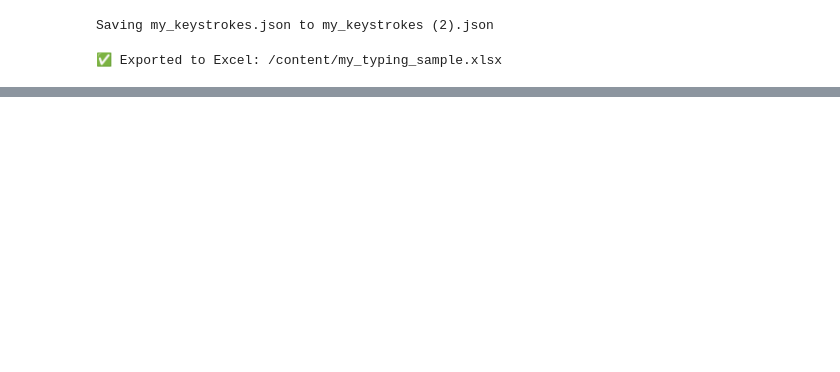
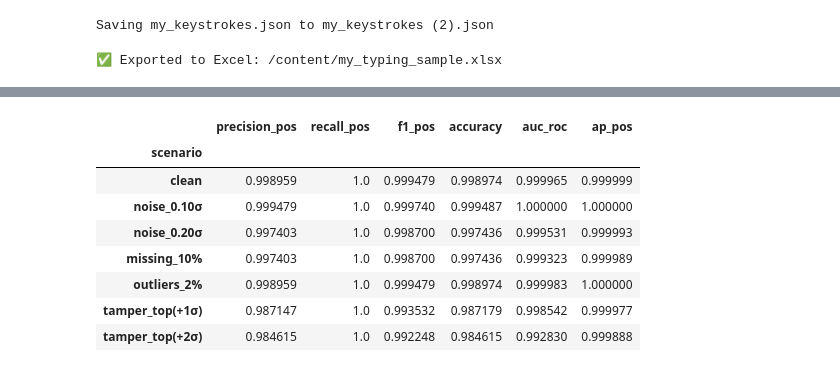
Before and after one commit to sujanpmonger-lab/Keystroke-Dynamics, a Jupyter notebook: Keystroke_Dynamics.ipynb, the cells around one changed output, grey strips where cells are left out. Drawn from its saved outputs; the diff is of its cells as text; code cells hidden in the pictures; blank space fills up the shorter version.

```diff
--- a/Keystroke_Dynamics.ipynb
+++ b/Keystroke_Dynamics.ipynb
@@ -2618,0 +2724,18 @@ files.download(excel_path)
+# %%
+Xte_df, feat_names = to_frame(X_test)
+y_pred = best_model.predict(Xte_df)
+y_prob = safe_predict_proba(best_model, Xte_df)
+
+print("=== Classification Report (Test) ===")
+print(classification_report(y_test, y_pred,
+                            target_names=["authorized(0)", "unauthorized(1)"],
+                            zero_division=0))
+
+cm = confusion_matrix(y_test, y_pred, labels=[0,1])
+print("\n=== Confusion Matrix (raw) ===\n", cm)
+
+if y_prob is not None:
+    print("\nROC-AUC:", roc_auc_score(y_test, y_prob))
+    print("PR-AP (positive=unauthorized):", average_precision_score(y_test, y_prob))
+else:
+    print("\n(No probability output from model; ROC/PR metrics unavailable.)")
@@ -2618,0 +2896,66 @@ files.download(excel_path)
+# %%
+# We test on: Gaussian noise, random missingness (median impute), outliers, and top-feature tampering
+
+def add_gaussian_noise(Xdf, scale=0.1):
+    X = Xdf.copy()
+    std = X.std(axis=0).replace(0, 1e-8)
+    noise = rng.normal(0, scale, size=X.shape) * std.values
+    return pd.DataFrame(X.values + noise, columns=X.columns)
+
+def inject_missingness(Xdf, rate=0.1):
+    X = Xdf.copy()
+    mask = rng.rand(*X.shape) < rate
+    Xv = X.values
+    Xv[mask] = np.nan
+    X = pd.DataFrame(Xv, columns=X.columns)
+    return X.fillna(Xdf.median(numeric_only=True))
+
+def push_outliers(Xdf, frac=0.02, magnitude=3.0):
+    X = Xdf.copy()
+    n, d = X.shape
+    k = max(1, int(frac * n * d))
+    rows = rng.randint(0, n, size=k)
+    cols = rng.randint(0, d, size=k)
+    std = X.std(axis=0).replace(0, 1e-8)
+    for r, c in zip(rows, cols):
+        col = X.columns[c]
+        X.iat[r, c] = X.iat[r, c] + magnitude * std[col]
+    return X
+
+def tamper_top_features(Xdf, top_features, shift_std=1.0):
+    X = Xdf.copy()
+    std = X.std(axis=0).replace(0, 1e-8)
+    for f in top_features:
+        if f in X.columns:
+            X[f] = X[f] + shift_std * std[f]
+    return X
+
+def eval_scenario(tag, model, Xdf, y_true):
+    yp   = model.predict(Xdf)
+    yprb = safe_predict_proba(model, Xdf)
+    m, _ = metrics_summary(y_true, yprb, yp, pos_label=POS_LABEL)
+    m["scenario"] = tag
+    return m
+
+# Pick top features from importance (if available) for targeted tampering
+top_feats = []
+if 'imp_series' in globals() and imp_series is not None and len(imp_series) > 0:
+    top_feats = imp_series.head(5).index.tolist()
+elif 'perm' in globals() and 'perm' in locals():
+    top_feats = perm.head(5).index.tolist()
+
+rows = []
+rows.append(eval_scenario("clean", best_model, Xte_df, y_test))
+rows.append(eval_scenario("noise_0.10σ", best_model, add_gaussian_noise(Xte_df, 0.10), y_test))
+rows.append(eval_scenario("noise_0.20σ", best_model, add_gaussian_noise(Xte_df, 0.20), y_test))
+rows.append(eval_scenario("missing_10%", best_model, inject_missingness(Xte_df, 0.10), y_test))
+rows.append(eval_scenario("outliers_2%", best_model, push_outliers(Xte_df, 0.02, 3.0), y_test))
+
+if top_feats:
+    rows.append(eval_scenario("tamper_top(+1σ)", best_model, tamper_top_features(Xte_df, top_feats, 1.0), y_test))
+    rows.append(eval_scenario("tamper_top(+2σ)", best_model, tamper_top_features(Xte_df, top_feats, 2.0), y_test))
+
+robust_df = pd.DataFrame(rows, columns=["scenario","precision_pos","recall_pos","f1_pos","accuracy","auc_roc","ap_pos"]).set_index("scenario")
+print("=== Robustness Summary (Test) ===")
+display(robust_df)
+# %% [output]
@@ -2618,0 +2963,9 @@ files.download(excel_path)
+|  | precision_pos | recall_pos | f1_pos | accuracy | auc_roc | ap_pos |
+| scenario |  |  |  |  |  |  |
+| clean | 0.998959 | 1.0 | 0.999479 | 0.998974 | 0.999965 | 0.999999 |
+| noise_0.10σ | 0.999479 | 1.0 | 0.999740 | 0.999487 | 1.000000 | 1.000000 |
+| noise_0.20σ | 0.997403 | 1.0 | 0.998700 | 0.997436 | 0.999531 | 0.999993 |
+| missing_10% | 0.997403 | 1.0 | 0.998700 | 0.997436 | 0.999323 | 0.999989 |
+| outliers_2% | 0.998959 | 1.0 | 0.999479 | 0.998974 | 0.999983 | 1.000000 |
+| tamper_top(+1σ) | 0.987147 | 1.0 | 0.993532 | 0.987179 | 0.998542 | 0.999977 |
+| tamper_top(+2σ) | 0.984615 | 1.0 | 0.992248 | 0.984615 | 0.992830 | 0.999888 |
```
Also changed, not shown: parts of 17 cells of this notebook.
